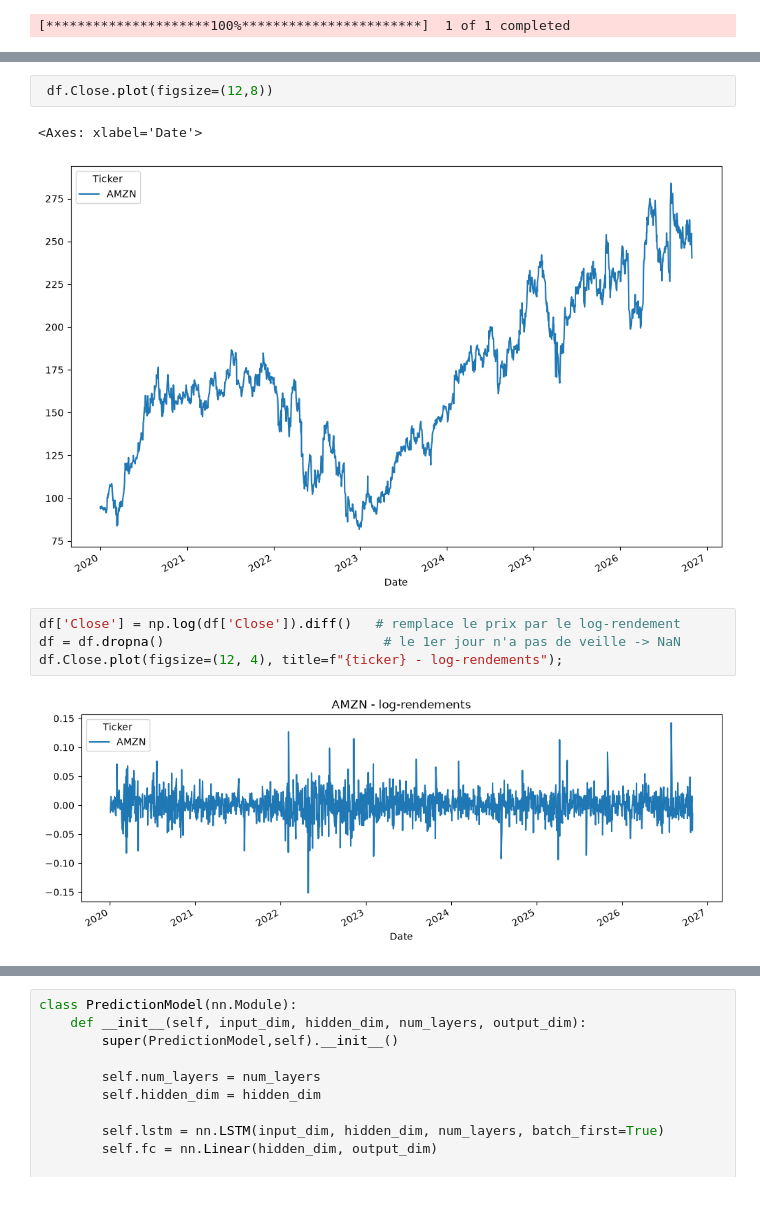
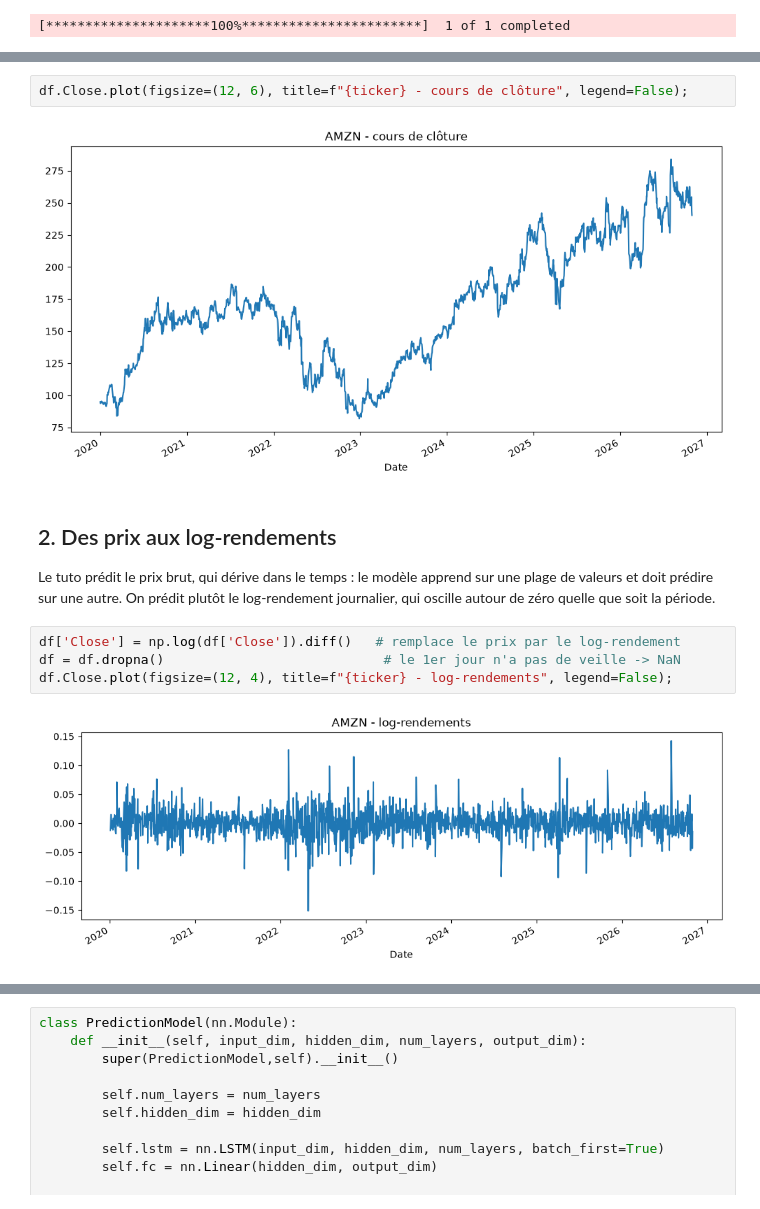
Before and after one commit to nsellal/FinancePred, a Jupyter notebook: financePred.ipynb, the cells around one changed output, grey strips where cells are left out. Saved outputs shown, nothing was run; the diff lists cells and outputs as text.

```diff
--- a/financePred.ipynb
+++ b/financePred.ipynb
@@ -52,11 +46,14 @@ df
 # %%
- df.Close.plot(figsize=(12,8))
+df.Close.plot(figsize=(12, 6), title=f"{ticker} - cours de clôture", legend=False);
 # %% [output]
-<Axes: xlabel='Date'>
-[figure, old version]
+[figure, new version]
+# %% [markdown]
+## 2. Des prix aux log-rendements
+
+Le tuto prédit le prix brut, qui dérive dans le temps : le modèle apprend sur une plage de valeurs et doit prédire sur une autre. On prédit plutôt le log-rendement journalier, qui oscille autour de zéro quelle que soit la période.
 # %%
 df['Close'] = np.log(df['Close']).diff()   # remplace le prix par le log-rendement
 df = df.dropna()                            # le 1er jour n'a pas de veille -> NaN
-df.Close.plot(figsize=(12, 4), title=f"{ticker} - log-rendements");
+df.Close.plot(figsize=(12, 4), title=f"{ticker} - log-rendements", legend=False);
 # %% [output]
-[figure, old version]
+[figure, new version]
```
Also changed, not shown: parts of 28 cells of this notebook.
